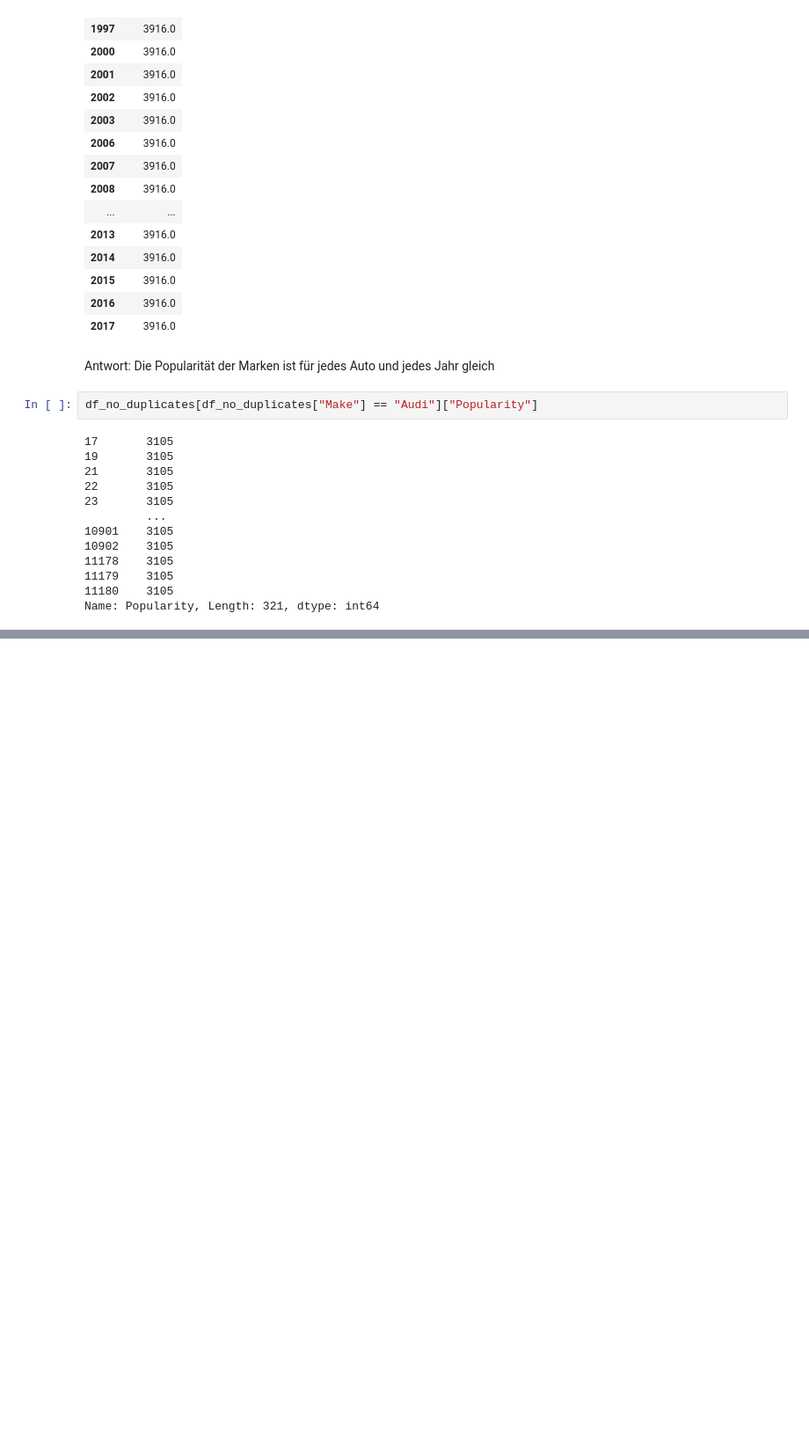
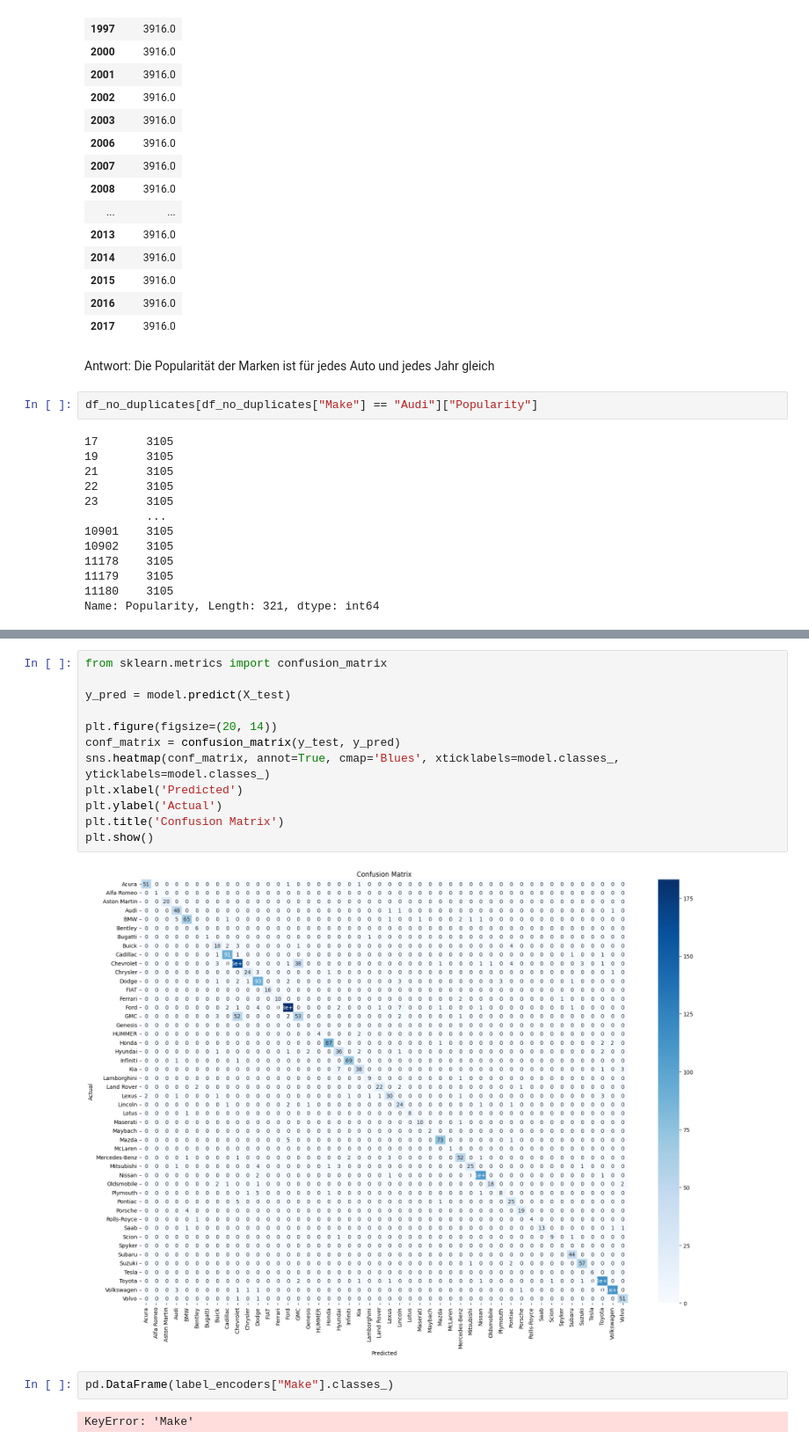
Before and after one commit to co-dex-gmbh/python-data-science-g5, a Jupyter notebook: KW2&3/car-features/notebooks/eda.ipynb, the cells around one changed output, grey strips where cells are left out. Shown: that part at 88% size. Drawn from its saved outputs; the diff is of its cells as text; blank space fills up the shorter version.

```diff
--- a/KW2&3/car-features/notebooks/eda.ipynb
+++ b/KW2&3/car-features/notebooks/eda.ipynb
@@ -378,0 +456,18 @@ Name: Popularity, Length: 321, dtype: int64
+# %%
+from sklearn.metrics import confusion_matrix
+
+y_pred = model.predict(X_test)
+
+plt.figure(figsize=(20, 14))
+conf_matrix = confusion_matrix(y_test, y_pred)
+sns.heatmap(conf_matrix, annot=True, cmap='Blues', xticklabels=model.classes_, yticklabels=model.classes_)
+plt.xlabel('Predicted')
+plt.ylabel('Actual')
+plt.title('Confusion Matrix')
+plt.show()
+# %% [output]
+[figure, added]
+# %%
+pd.DataFrame(label_encoders["Make"].classes_)
+# %% [output]
+KeyError: 'Make'
```
Also changed, not shown: parts of 9 cells of this notebook, 5 other files.
